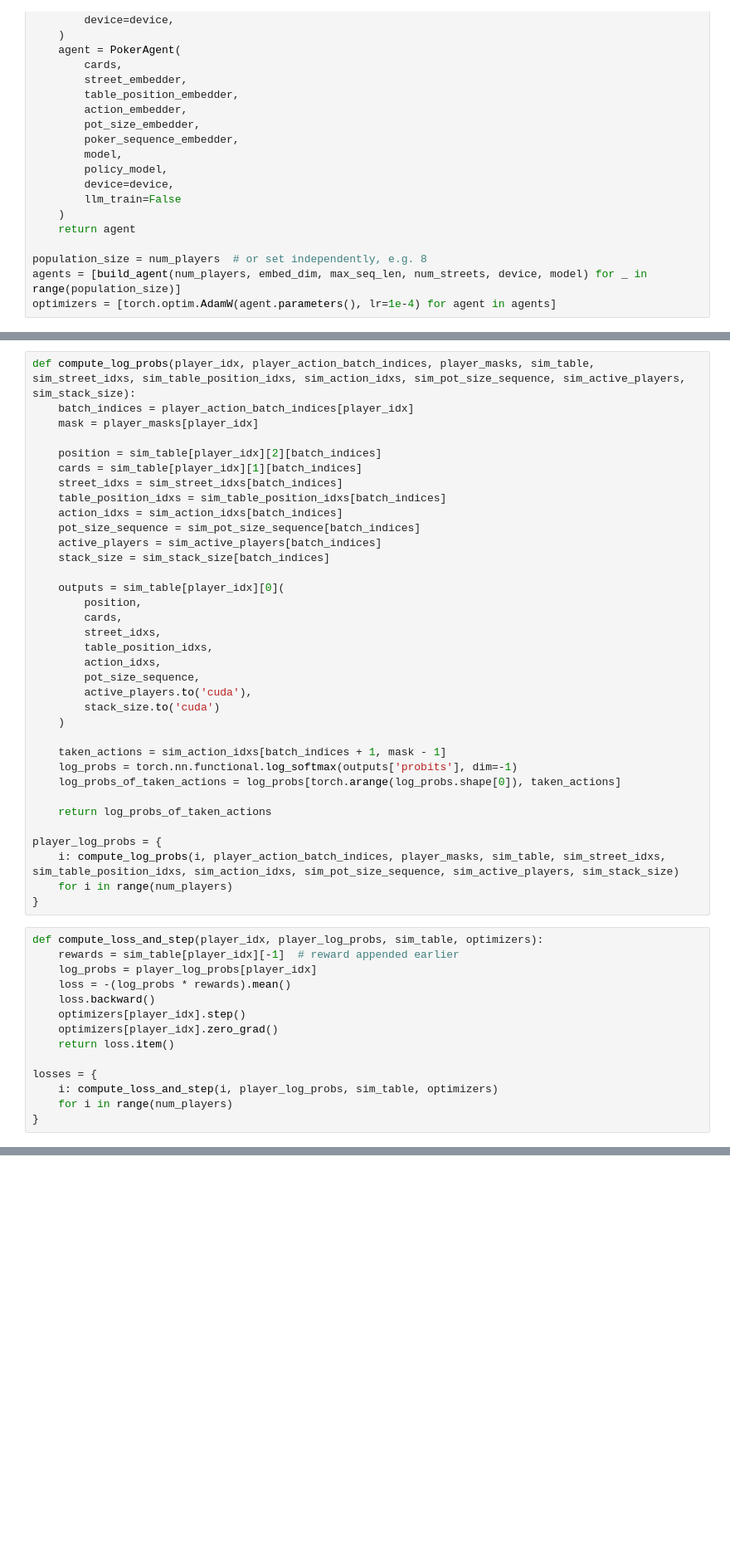
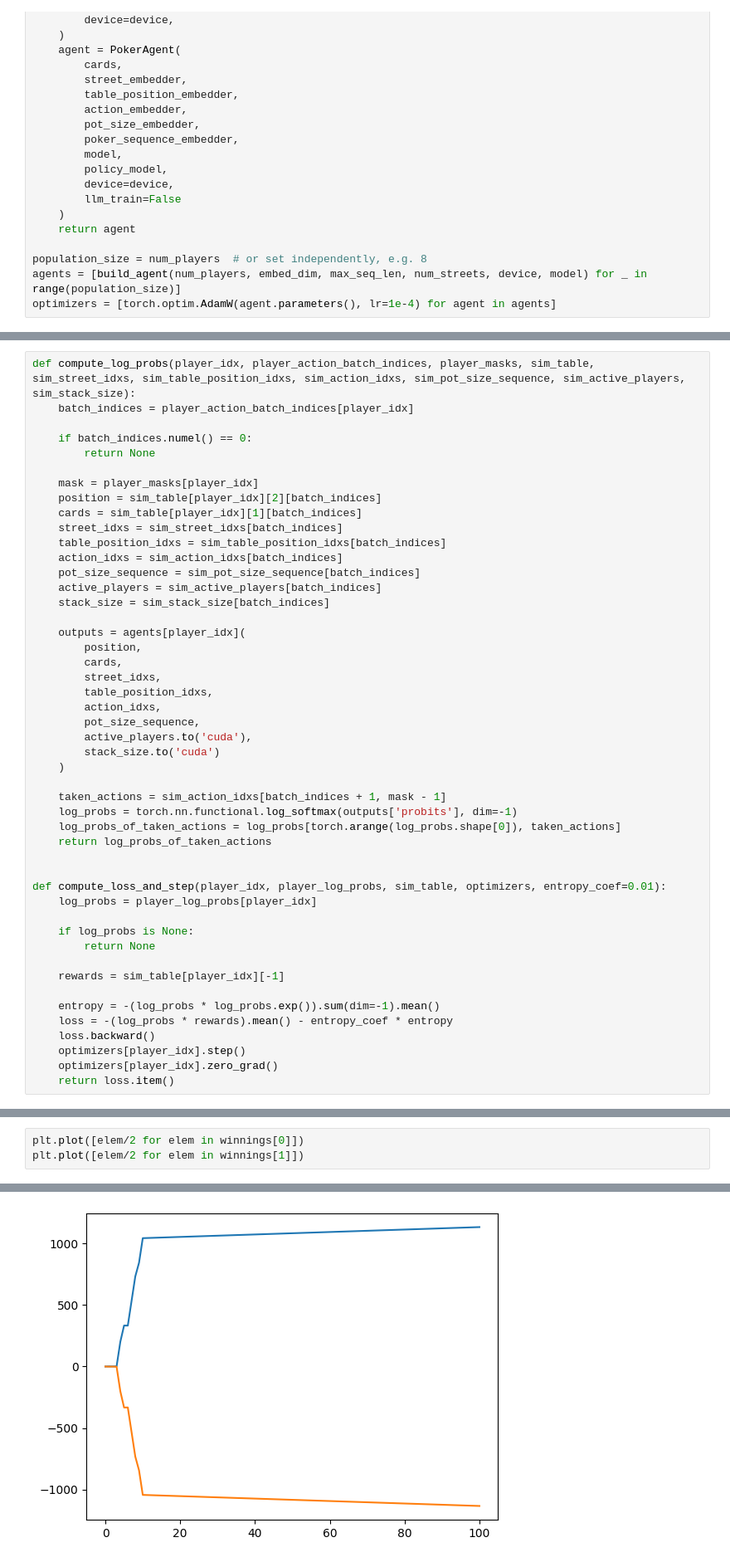
Before and after one commit to sachdved/poker_agent, a Jupyter notebook: 2026-02-22_generalize_to_n_players.ipynb, the cells around one changed output, grey strips where cells are left out. Shown at 83% size. Cells and saved outputs as stored; diff of their text form; blank space fills up the shorter version.

```diff
--- a/2026-02-22_generalize_to_n_players.ipynb
+++ b/2026-02-22_generalize_to_n_players.ipynb
@@ -187,8 +241,11 @@ player_masks = {
 # %%
 def compute_log_probs(player_idx, player_action_batch_indices, player_masks, sim_table, sim_street_idxs, sim_table_position_idxs, sim_action_idxs, sim_pot_size_sequence, sim_active_players, sim_stack_size):
     batch_indices = player_action_batch_indices[player_idx]
+
+    if batch_indices.numel() == 0:
+        return None
+
     mask = player_masks[player_idx]
-
     position = sim_table[player_idx][2][batch_indices]
     cards = sim_table[player_idx][1][batch_indices]
     street_idxs = sim_street_idxs[batch_indices]
@@ -198,7 +255,7 @@ def compute_log_probs(player_idx, player_action_batch_indices, player_masks, sim
     active_players = sim_active_players[batch_indices]
     stack_size = sim_stack_size[batch_indices]
 
-    outputs = sim_table[player_idx][0](
+    outputs = agents[player_idx](
         position,
         cards,
         street_idxs,
@@ -212,24 +269,20 @@ def compute_log_probs(player_idx, player_action_batch_indices, player_masks, sim
     taken_actions = sim_action_idxs[batch_indices + 1, mask - 1]
     log_probs = torch.nn.functional.log_softmax(outputs['probits'], dim=-1)
     log_probs_of_taken_actions = log_probs[torch.arange(log_probs.shape[0]), taken_actions]
-
     return log_probs_of_taken_actions
 
-player_log_probs = {
-    i: compute_log_probs(i, player_action_batch_indices, player_masks, sim_table, sim_street_idxs, sim_table_position_idxs, sim_action_idxs, sim_pot_size_sequence, sim_active_players, sim_stack_size)
-    for i in range(num_players)
-}
+
+def compute_loss_and_step(player_idx, player_log_probs, sim_table, optimizers, entropy_coef=0.01):
+    log_probs = player_log_probs[player_idx]
+
+    if log_probs is None:
+        return None
+
+    rewards = sim_table[player_idx][-1]
+
+    entropy = -(log_probs * log_probs.exp()).sum(dim=-1).mean()
+    loss = -(log_probs * rewards).mean() - entropy_coef * entropy
+    loss.backward()
+    optimizers[player_idx].step()
+    optimizers[player_idx].zero_grad()
+    return loss.item()
-# %%
-def compute_loss_and_step(player_idx, player_log_probs, sim_table, optimizers):
-    rewards = sim_table[player_idx][-1]  # reward appended earlier
-    log_probs = player_log_probs[player_idx]
-    loss = -(log_probs * rewards).mean()
-    loss.backward()
-    optimizers[player_idx].step()
-    optimizers[player_idx].zero_grad()
-    return loss.item()
-
-losses = {
-    i: compute_loss_and_step(i, player_log_probs, sim_table, optimizers)
-    for i in range(num_players)
-}
@@ -235,0 +407,4 @@ losses = {
+# %%
+plt.plot([elem/2 for elem in winnings[0]])
+plt.plot([elem/2 for elem in winnings[1]])
+# %% [output]
@@ -235,0 +412 @@ losses = {
+[figure, added]
```
Also changed, not shown: parts of 11 cells of this notebook, 1 other file.
